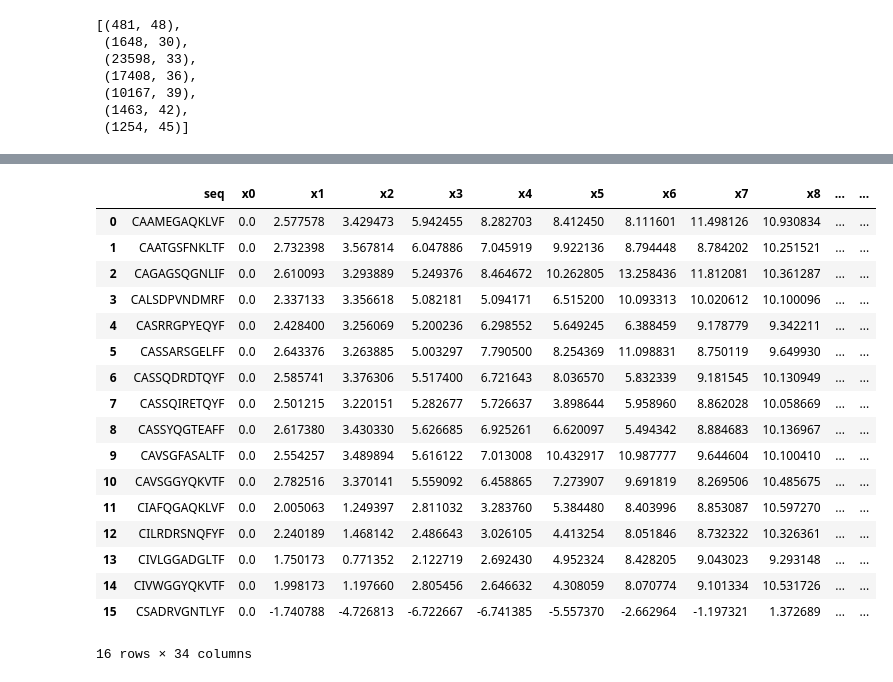
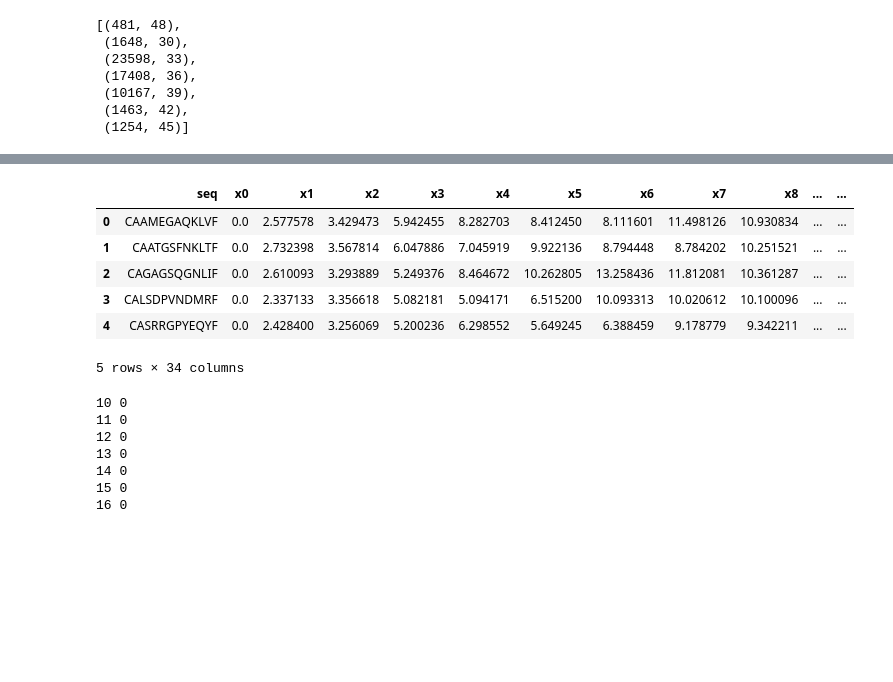
Before and after one commit to antigenomics/tcr-cdr-loop-model, a Jupyter notebook: extract.ipynb, the cells around one changed output, grey strips where cells are left out. Cells and saved outputs as stored; diff of their text form; code cells hidden in the pictures; blank space fills up the shorter version.

```diff
--- a/extract.ipynb
+++ b/extract.ipynb
@@ -321,21 +334,10 @@ cdr.15
 # %%
-tmp = pd.read_csv("data/cdr.12.csv.gz", index_col=0)
+pd.read_csv("data/cdr.12.csv.gz", index_col=0).head()
 # %% [output]
 |  | seq | x0 | x1 | x2 | x3 | x4 | x5 | x6 | x7 | x8 | ... | ... |
 | 0 | CAAMEGAQKLVF | 0.0 | 2.577578 | 3.429473 | 5.942455 | 8.282703 | 8.412450 | 8.111601 | 11.498126 | 10.930834 | ... | ... |
 | 1 | CAATGSFNKLTF | 0.0 | 2.732398 | 3.567814 | 6.047886 | 7.045919 | 9.922136 | 8.794448 | 8.784202 | 10.251521 | ... | ... |
 | 2 | CAGAGSQGNLIF | 0.0 | 2.610093 | 3.293889 | 5.249376 | 8.464672 | 10.262805 | 13.258436 | 11.812081 | 10.361287 | ... | ... |
 | 3 | CALSDPVNDMRF | 0.0 | 2.337133 | 3.356618 | 5.082181 | 5.094171 | 6.515200 | 10.093313 | 10.020612 | 10.100096 | ... | ... |
 | 4 | CASRRGPYEQYF | 0.0 | 2.428400 | 3.256069 | 5.200236 | 6.298552 | 5.649245 | 6.388459 | 9.178779 | 9.342211 | ... | ... |
-| 5 | CASSARSGELFF | 0.0 | 2.643376 | 3.263885 | 5.003297 | 7.790500 | 8.254369 | 11.098831 | 8.750119 | 9.649930 | ... | ... |
-| 6 | CASSQDRDTQYF | 0.0 | 2.585741 | 3.376306 | 5.517400 | 6.721643 | 8.036570 | 5.832339 | 9.181545 | 10.130949 | ... | ... |
-| 7 | CASSQIRETQYF | 0.0 | 2.501215 | 3.220151 | 5.282677 | 5.726637 | 3.898644 | 5.958960 | 8.862028 | 10.058669 | ... | ... |
-| 8 | CASSYQGTEAFF | 0.0 | 2.617380 | 3.430330 | 5.626685 | 6.925261 | 6.620097 | 5.494342 | 8.884683 | 10.136967 | ... | ... |
-| 9 | CAVSGFASALTF | 0.0 | 2.554257 | 3.489894 | 5.616122 | 7.013008 | 10.432917 | 10.987777 | 9.644604 | 10.100410 | ... | ... |
-| 10 | CAVSGGYQKVTF | 0.0 | 2.782516 | 3.370141 | 5.559092 | 6.458865 | 7.273907 | 9.691819 | 8.269506 | 10.485675 | ... | ... |
-| 11 | CIAFQGAQKLVF | 0.0 | 2.005063 | 1.249397 | 2.811032 | 3.283760 | 5.384480 | 8.403996 | 8.853087 | 10.597270 | ... | ... |
-| 12 | CILRDRSNQFYF | 0.0 | 2.240189 | 1.468142 | 2.486643 | 3.026105 | 4.413254 | 8.051846 | 8.732322 | 10.326361 | ... | ... |
-| 13 | CIVLGGADGLTF | 0.0 | 1.750173 | 0.771352 | 2.122719 | 2.692430 | 4.952324 | 8.428205 | 9.043023 | 9.293148 | ... | ... |
-| 14 | CIVWGGYQKVTF | 0.0 | 1.998173 | 1.197660 | 2.805456 | 2.646632 | 4.308059 | 8.070774 | 9.101334 | 10.531726 | ... | ... |
-| 15 | CSADRVGNTLYF | 0.0 | -1.740788 | -4.726813 | -6.722667 | -6.741385 | -5.557370 | -2.662964 | -1.197321 | 1.372689 | ... | ... |
-16 rows × 34 columns
+5 rows × 34 columns
@@ -341,0 +358,13 @@ tmp = pd.read_csv("data/cdr.12.csv.gz", index_col=0)
+# %%
+for length in range(10,17):
+    df3 = df_cdr2[length]
+    df2 = df_can2[length]
+    print(length, len(set(df3["seq"]).intersection(set(df2["seq"]))))
+# %% [output]
+10 0
+11 0
+12 0
+13 0
+14 0
+15 0
+16 0
```
Also changed, not shown: parts of 4 cells of this notebook, 1 other file.
